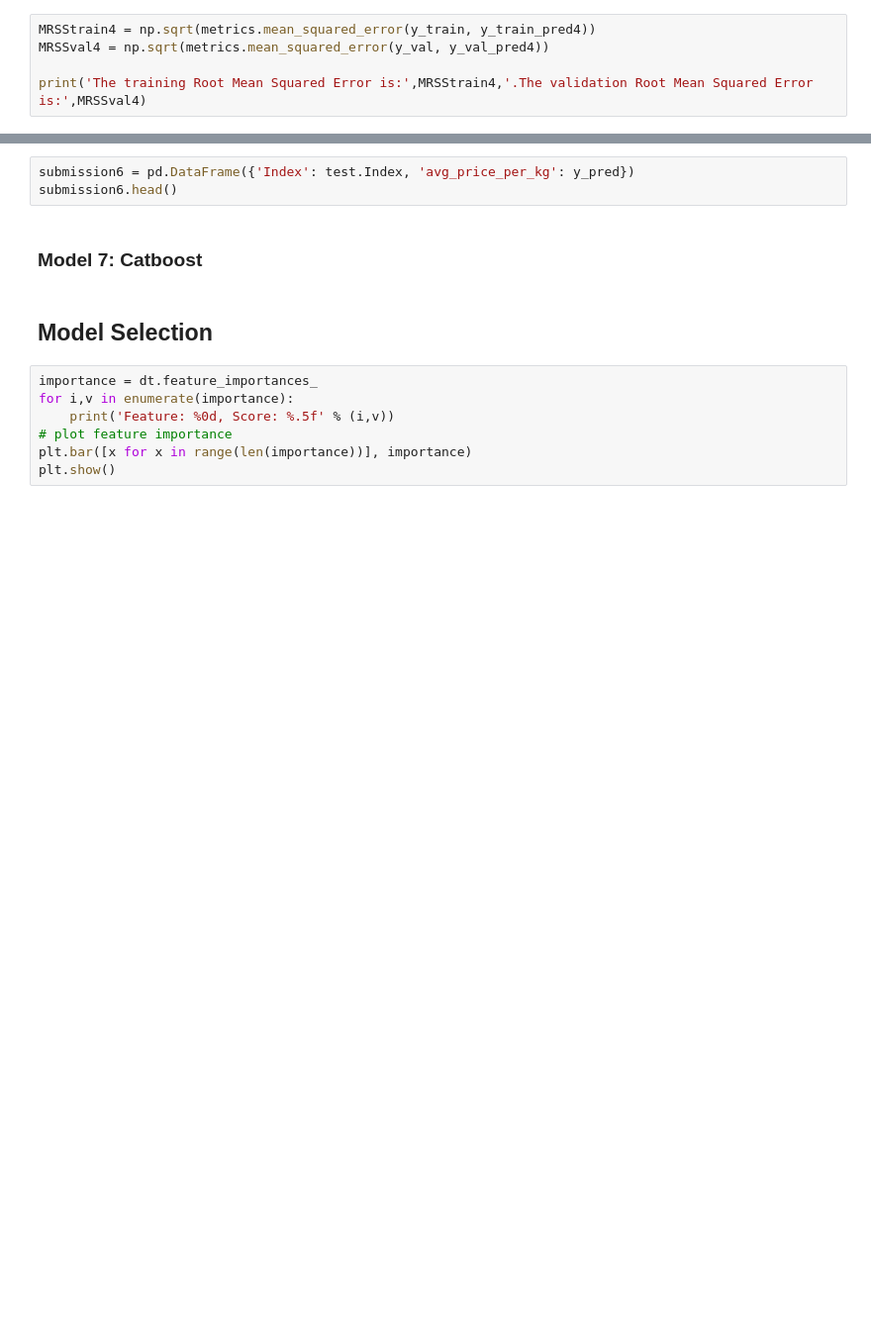
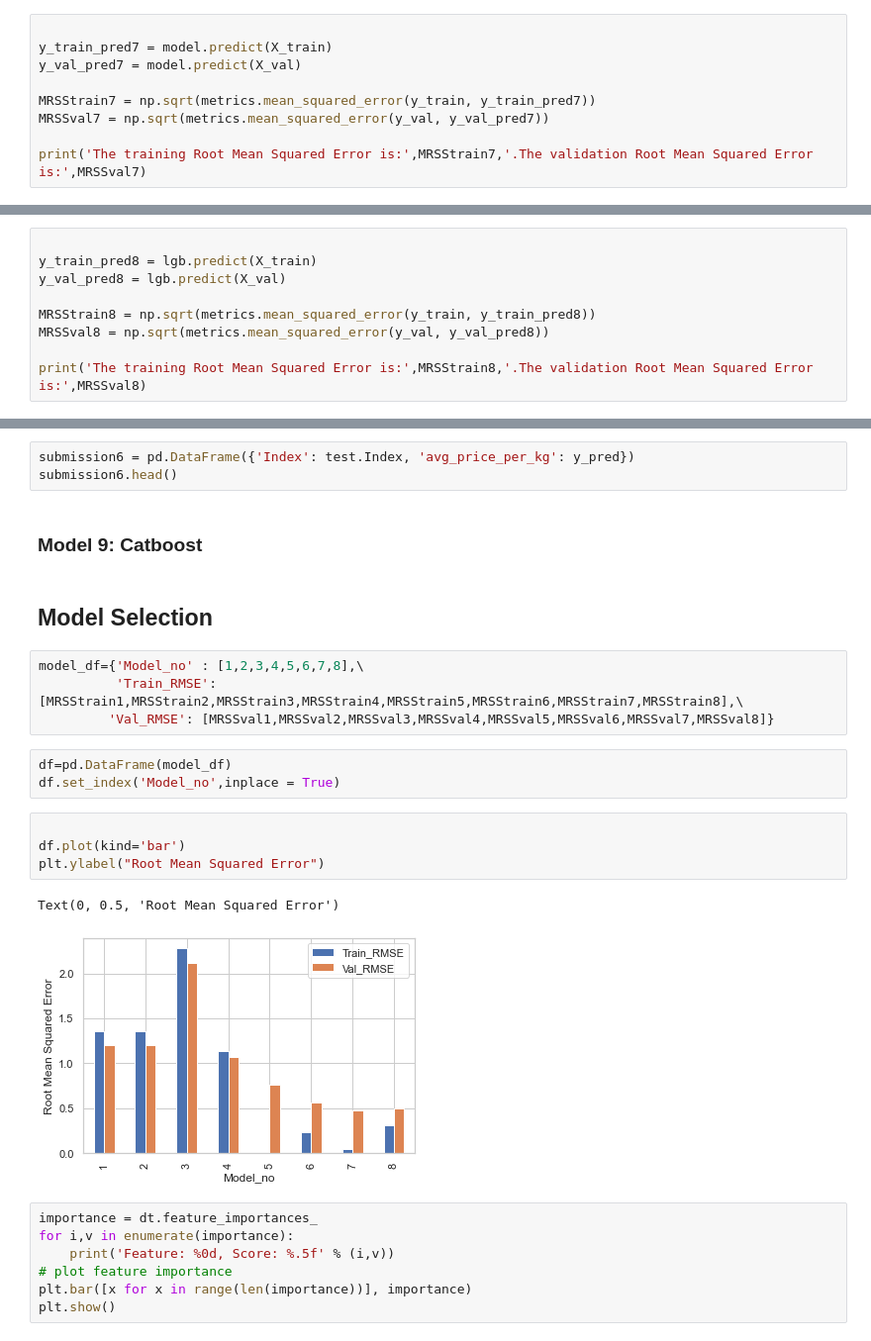
Before and after one commit to nkonyanihlulani/Team_7_regression, a Jupyter notebook: team_7.ipynb, the cells around one changed output, grey strips where cells are left out. Shown at 99% size. Drawn from its saved outputs; the diff is of its cells as text; blank space fills up the shorter version.

```diff
--- a/team_7.ipynb
+++ b/team_7.ipynb
@@ -689,6 +631,10 @@ y_val_pred4 = model.predict(X_val)
 # %%
-MRSStrain4 = np.sqrt(metrics.mean_squared_error(y_train, y_train_pred4))
-MRSSval4 = np.sqrt(metrics.mean_squared_error(y_val, y_val_pred4))
 
-print('The training Root Mean Squared Error is:',MRSStrain4,'.The validation Root Mean Squared Error is:',MRSSval4)
+y_train_pred7 = model.predict(X_train)
+y_val_pred7 = model.predict(X_val)
+
+MRSStrain7 = np.sqrt(metrics.mean_squared_error(y_train, y_train_pred7))
+MRSSval7 = np.sqrt(metrics.mean_squared_error(y_val, y_val_pred7))
+
+print('The training Root Mean Squared Error is:',MRSStrain7,'.The validation Root Mean Squared Error is:',MRSSval7)
 # %% [output]
@@ -750,0 +672,9 @@ Root Mean Squared Error: 0.4982273025138547
+# %%
+
+y_train_pred8 = lgb.predict(X_train)
+y_val_pred8 = lgb.predict(X_val)
+
+MRSStrain8 = np.sqrt(metrics.mean_squared_error(y_train, y_train_pred8))
+MRSSval8 = np.sqrt(metrics.mean_squared_error(y_val, y_val_pred8))
+
+print('The training Root Mean Squared Error is:',MRSStrain8,'.The validation Root Mean Squared Error is:',MRSSval8)
@@ -758,9 +690,23 @@ Root Mean Squared Error: 0.5307503495364438
 submission6 = pd.DataFrame({'Index': test.Index, 'avg_price_per_kg': y_pred})
 submission6.head()
 # %% [markdown]
-### Model 7: Catboost
+### Model 9: Catboost
 # %% [markdown]
 ## Model Selection
+# %%
+model_df={'Model_no' : [1,2,3,4,5,6,7,8],\
+          'Train_RMSE': [MRSStrain1,MRSStrain2,MRSStrain3,MRSStrain4,MRSStrain5,MRSStrain6,MRSStrain7,MRSStrain8],\
+         'Val_RMSE': [MRSSval1,MRSSval2,MRSSval3,MRSSval4,MRSSval5,MRSSval6,MRSSval7,MRSSval8]}
+# %%
+df=pd.DataFrame(model_df)
+df.set_index('Model_no',inplace = True)
+# %%
+
+df.plot(kind='bar')
+plt.ylabel("Root Mean Squared Error")
+# %% [output]
+Text(0, 0.5, 'Root Mean Squared Error')
+[figure, added]
 # %%
 importance = dt.feature_importances_
 for i,v in enumerate(importance):
```
Also changed, not shown: parts of 105 cells of this notebook, 5 other files.
